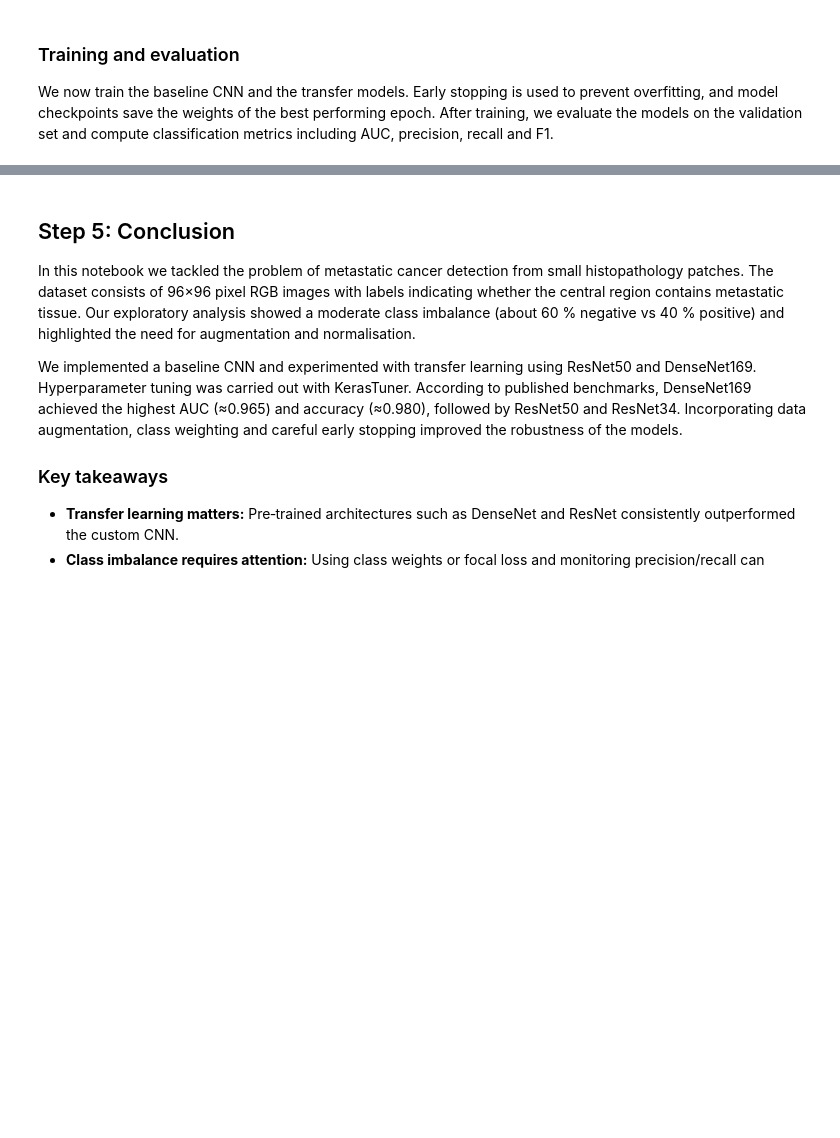
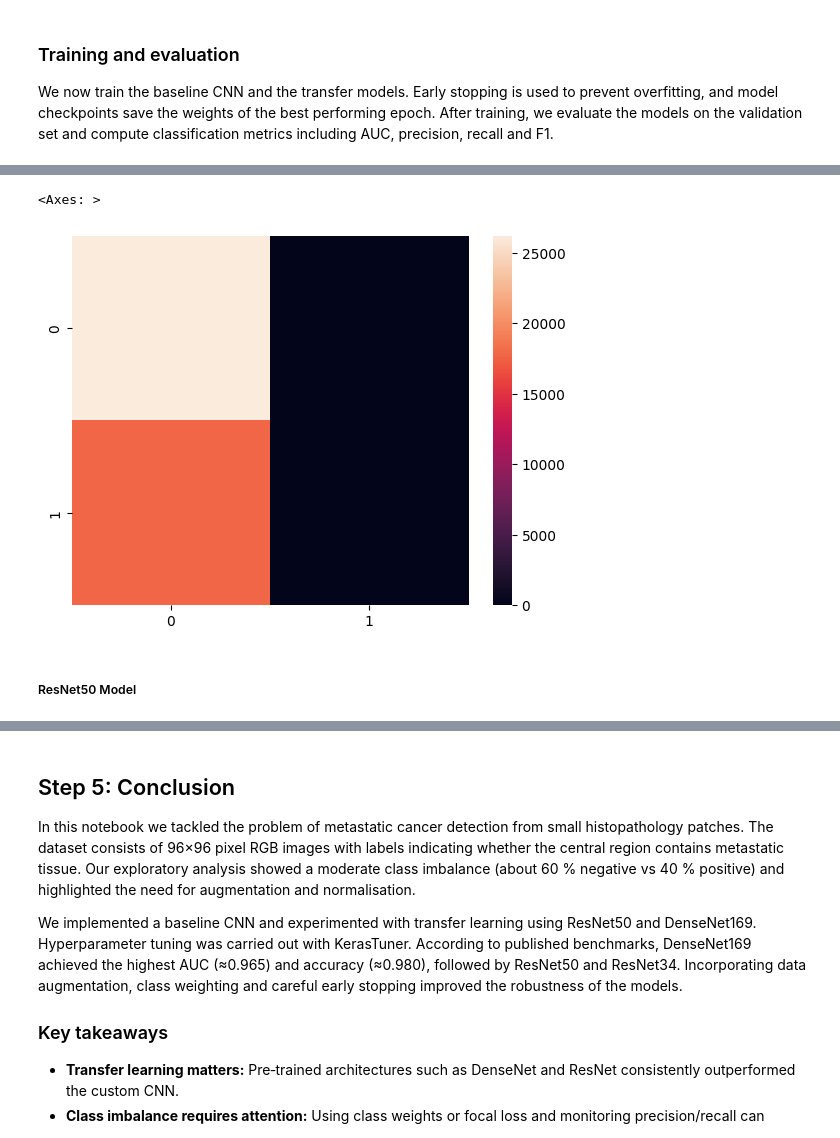
Before and after one commit to ryan-bulger/Cancer-Detection, a Jupyter notebook: metastatic_cancer_detection (1).ipynb, the cells around one changed output, grey strips where cells are left out. Cells and saved outputs as stored; diff of their text form; code cells hidden in the pictures; blank space fills up the shorter version.

```diff
--- a/metastatic_cancer_detection (1).ipynb
+++ b/metastatic_cancer_detection (1).ipynb
@@ -464,13 +363,12 @@ model_builder(hp)
 We now train the baseline CNN and the transfer models.  Early stopping is used to prevent overfitting, and model checkpoints save the weights of the best performing epoch.  After training, we evaluate the models on the validation set and compute classification metrics including AUC, precision, recall and F1.
 # %%
 def train_and_evaluate(model, model_name):
-    checkpoint_path = f'{model_name}_best_weights.h5'
+    checkpoint_path = f'{model_name}_best_weights.keras'
     callbacks = [
         EarlyStopping(monitor='val_auc', patience=3, mode='max', restore_best_weights=True),
         ModelCheckpoint(checkpoint_path, monitor='val_auc', mode='max', save_best_only=True, verbose=1)
     ]
-    if f'{model_name}_best_weights.h5' not in os.listdir('./'):
-        print('inside')
+    if f'{model_name}_best_weights.keras' not in os.listdir('./'):
         history = model.fit(
             train_ds,
             validation_data=val_ds,
@@ -478,7 +376,7 @@ def train_and_evaluate(model, model_name):
             callbacks=callbacks
         )
     else:
-        history = model.load_weights(f'{model_name}_best_weights.h5')
+        history = model.load_weights(f'{model_name}_best_weights.keras')
         print('Loaded existing model weights.')
     val_preds = model.predict(val_ds).ravel()
     val_labels = np.concatenate([y for x, y in val_ds], axis=0)
@@ -487,3 +385,9 @@ def train_and_evaluate(model, model_name):
     report = classification_report(val_labels, val_pred_classes, target_names=['Negative','Positive'])
     cm = confusion_matrix(val_labels, val_pred_classes)
     return history, val_auc, report, cm
+# %%
+history = baseline_model.load_weights('baseline_cnn_best_weights.keras')
+print('Loaded existing model weights.')
+
+val_preds = baseline_model.predict(val_ds).ravel()
+val_preds
@@ -513,3 +443,11 @@ Confusion matrix: [[26210     0]
+# %%
+import seaborn as sns
+sns.heatmap(baseline_cm)
+# %% [output]
+<Axes: >
+[figure, added]
+# %% [markdown]
+##### ResNet50 Model
 # %%
 # Train ResNet50 model
 resnet_history, resnet_auc, resnet_report, resnet_cm = train_and_evaluate(resnet_model, 'resnet_cnn')
```
Also changed, not shown: parts of 24 cells of this notebook, 20 other files.
